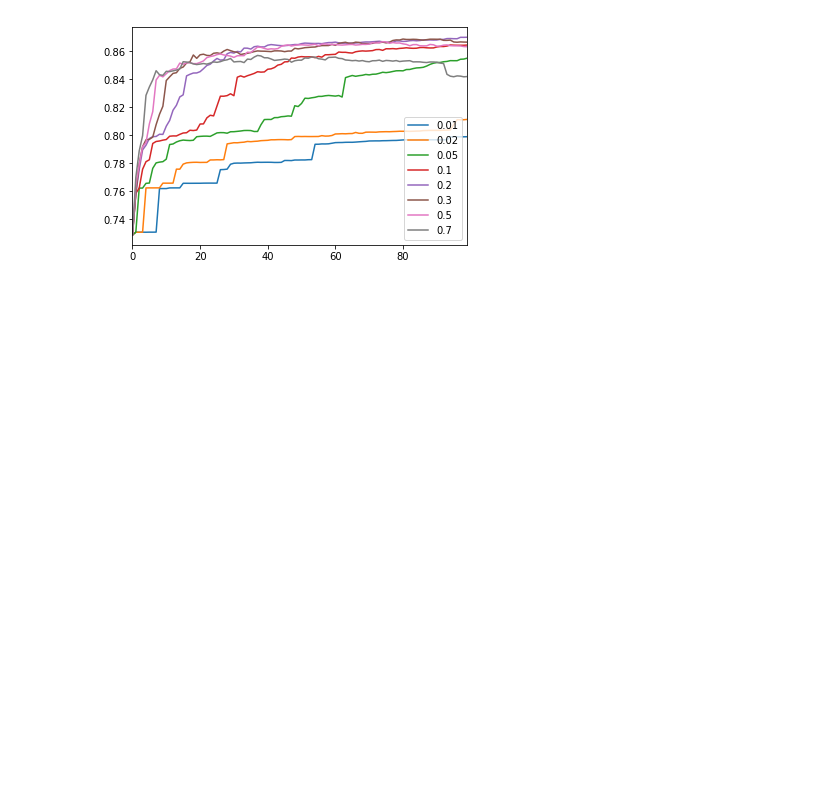
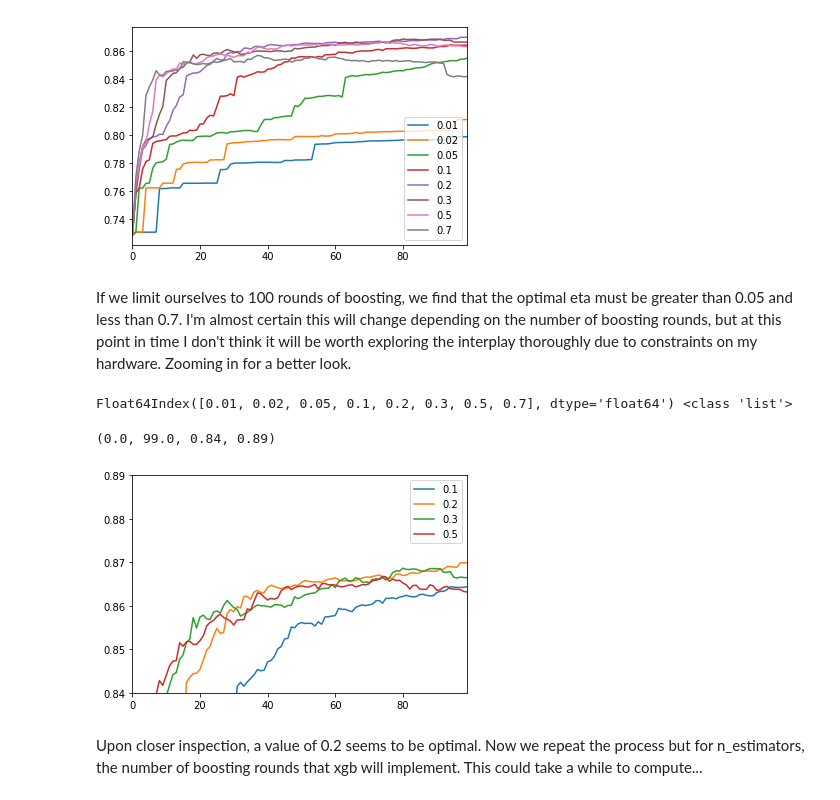
Before and after one commit to hxyue1/Fraud-Detection, a Jupyter notebook: xgboost.ipynb, the cells around one changed output. Drawn from its saved outputs; the diff is of its cells as text; code cells hidden in the pictures; blank space fills up the shorter version.

```diff
--- a/xgboost.ipynb
+++ b/xgboost.ipynb
@@ -71,0 +70,14 @@ print(score)
+# %% [markdown]
+If we limit ourselves to 100 rounds of boosting, we find that the optimal eta must be greater than 0.05 and less than 0.7. I'm almost certain this will change depending on the number of boosting rounds, but at this point in time I don't think it will be worth exploring the interplay thoroughly due to constraints on my hardware. Zooming in for a better look.
+# %%
+print(results_eta.columns,
+# %% [output]
+Float64Index([0.01, 0.02, 0.05, 0.1, 0.2, 0.3, 0.5, 0.7], dtype='float64') <class 'list'>
+# %%
+plot = results_eta[[0.1,0.2,0.3,0.5]].plot.line()
+plot.axis(ymin=0.84, ymax=0.89)
+# %% [output]
+(0.0, 99.0, 0.84, 0.89)
+[figure, added]
+# %% [markdown]
+Upon closer inspection, a value of 0.2 seems to be optimal. Now we repeat the process but for n_estimators, the number of boosting rounds that xgb will implement. This could take a while to compute...
```
Also changed, not shown: parts of 5 cells of this notebook, 1 other file.
